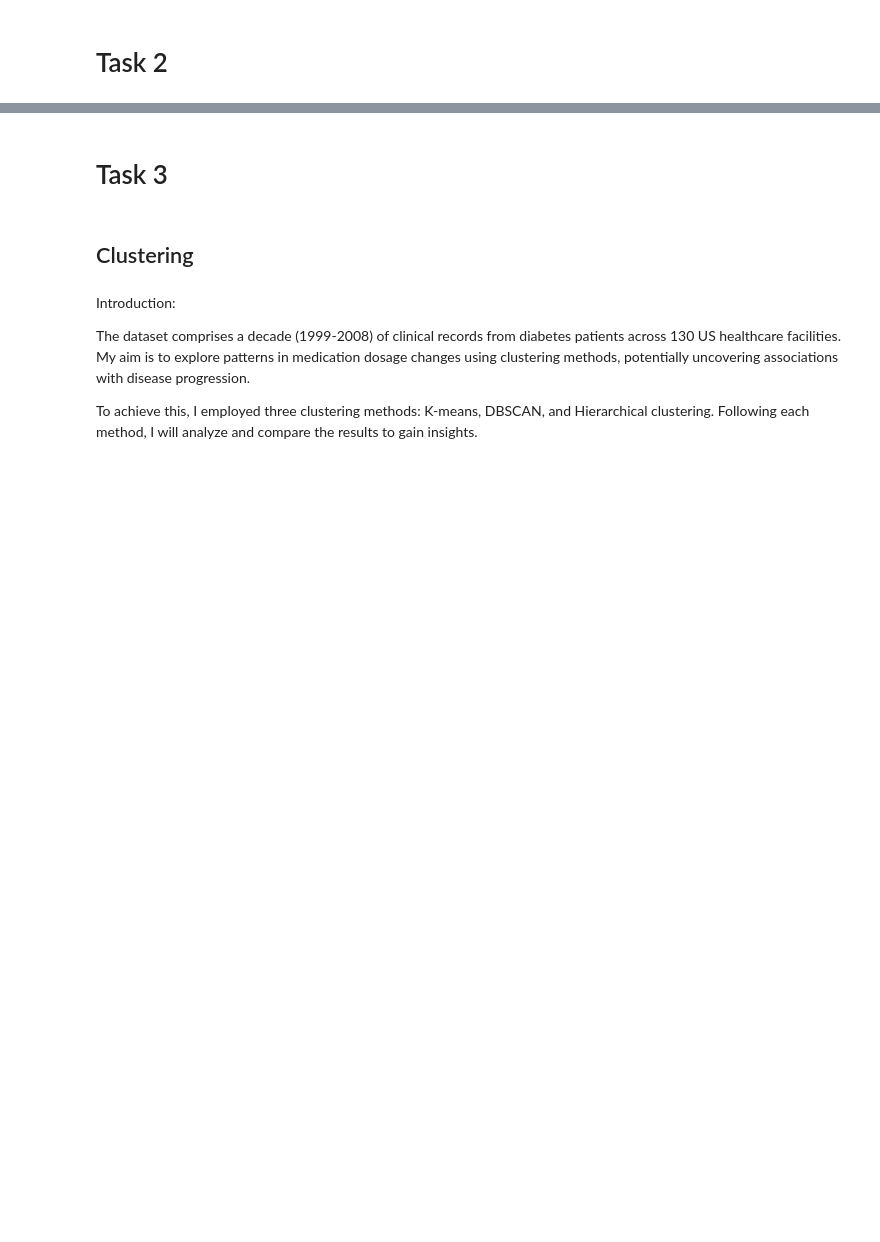
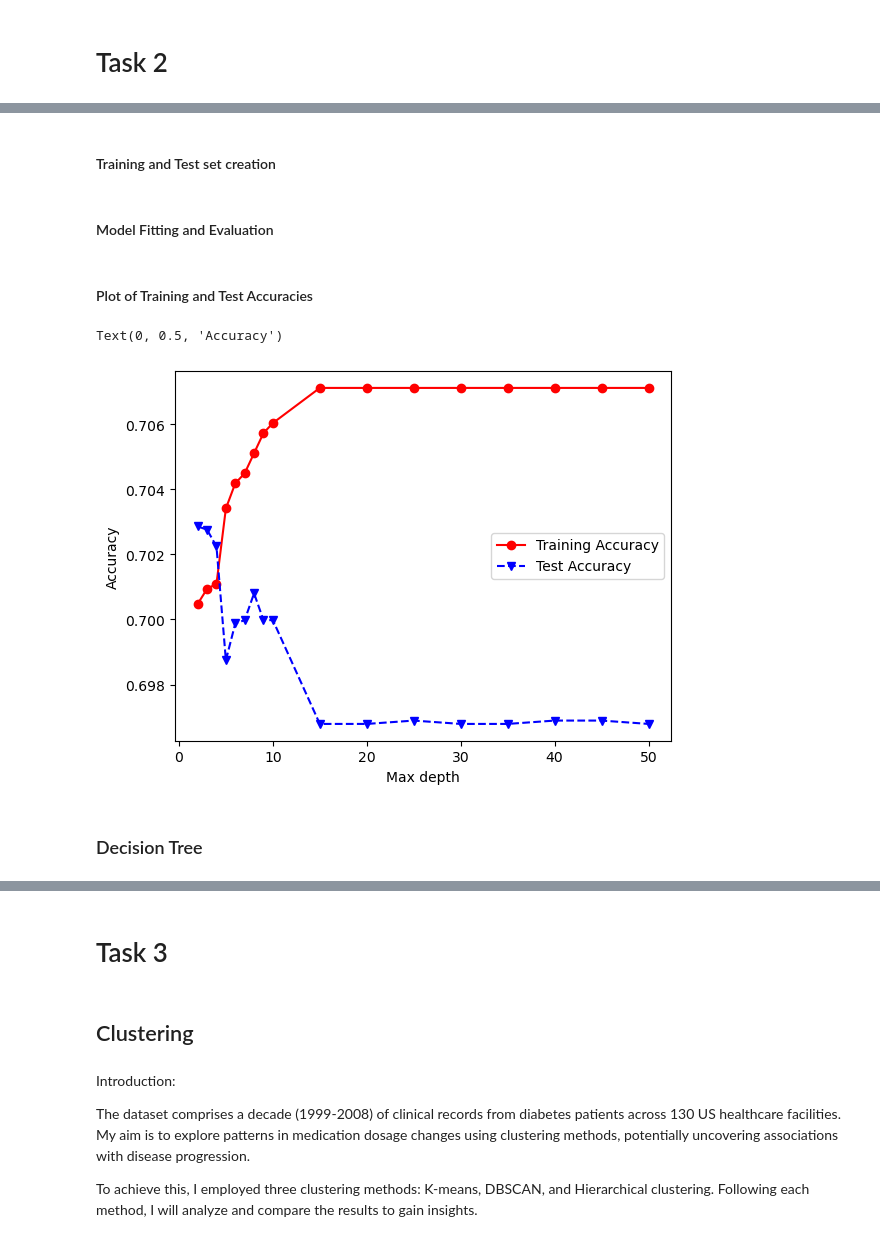
Before and after one commit to mattglenjackson/CP3403_Data_Mining, a Jupyter notebook: CP3403_merged_copy.ipynb, the cells around one changed output, grey strips where cells are left out. Saved outputs shown, nothing was run; the diff lists cells and outputs as text; code cells hidden in the pictures; blank space fills up the shorter version.

```diff
--- a/CP3403_merged_copy.ipynb
+++ b/CP3403_merged_copy.ipynb
@@ -443,0 +475,6 @@ rules
+# %%
+class_data['race'] = pd.Categorical(class_data['race'])
+class_data['gender'] = pd.Categorical(class_data['gender'])
+class_data['A1Cresult'] = pd.Categorical(class_data['A1Cresult'])
+class_data['diabetesMed'] = pd.Categorical(class_data['diabetesMed'])
+print(class_data.dtypes)
@@ -443,0 +488,7 @@ rules
+# %%
+data_1 = pd.get_dummies(data_1[['age', 'race', 'gender', 'diabetesMed']])
+class_data = pd.concat((data_1, class_data), axis=1)
+class_data = class_data.drop(['age', 'race', 'gender', 'diabetesMed'], axis=1)
+
+class_data = class_data.dropna()
+class_data
@@ -443,0 +509,41 @@ rules
+# %% [markdown]
+#### Training and Test set creation
+# %%
+from sklearn import tree
+from sklearn.metrics import accuracy_score
+from sklearn.model_selection import train_test_split
+import matplotlib.pyplot as plt
+
+Y = class_data['A1Cresult']
+X = class_data.drop(['A1Cresult'], axis=1)
+
+x_train, x_test, y_train, y_test = train_test_split(X, Y, test_size=0.6, random_state=1)
+# %% [markdown]
+#### Model Fitting and Evaluation
+# %%
+maxdepths = [2,3,4,5,6,7,8,9,10,15,20,25,30,35,40,45,50]
+
+trainAcc= np.zeros(len(maxdepths))
+testAcc = np.zeros(len(maxdepths))
+
+index = 0
+for depth in maxdepths:
+    clf = tree.DecisionTreeClassifier(max_depth=depth)
+    clf = clf.fit(x_train, y_train)
+    y_predTrain = clf.predict(x_train)
+    y_predTest = clf.predict(x_test)
+    trainAcc[index] = accuracy_score(y_train, y_predTrain)
+    testAcc[index] = accuracy_score(y_test, y_predTest)
+    index += 1
+# %% [markdown]
+#### Plot of Training and Test Accuracies
+# %%
+plt.plot(maxdepths,trainAcc,'ro-',maxdepths,testAcc,'bv--')
+plt.legend(['Training Accuracy','Test Accuracy'])
+plt.xlabel('Max depth')
+plt.ylabel('Accuracy')
+# %% [output]
+Text(0, 0.5, 'Accuracy')
+[figure, added]
+# %% [markdown]
+### Decision Tree
```
Also changed, not shown: parts of 67 cells of this notebook.
